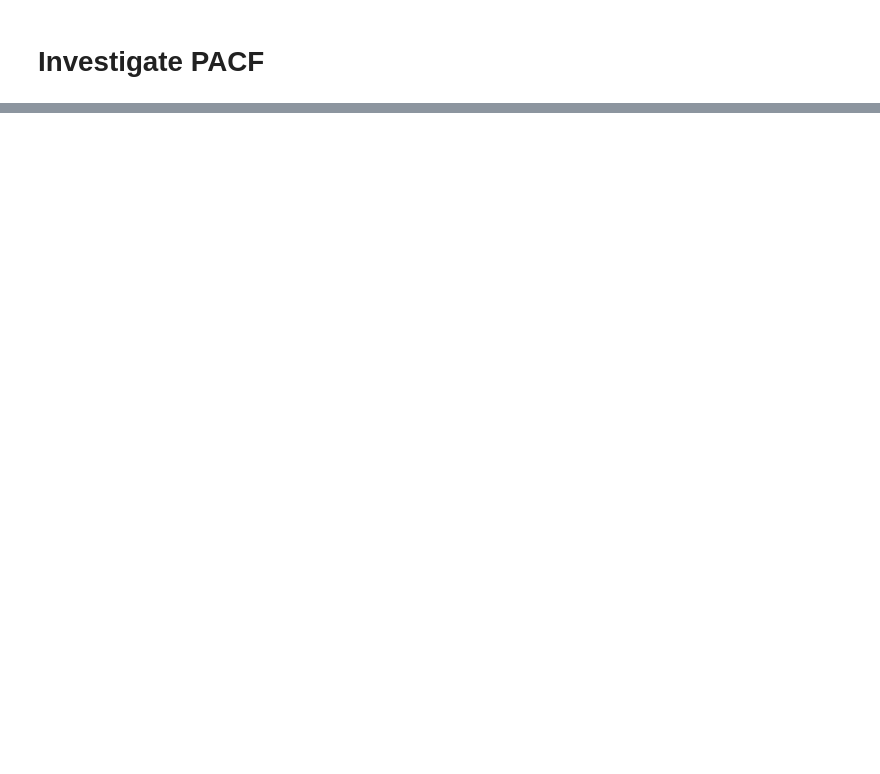
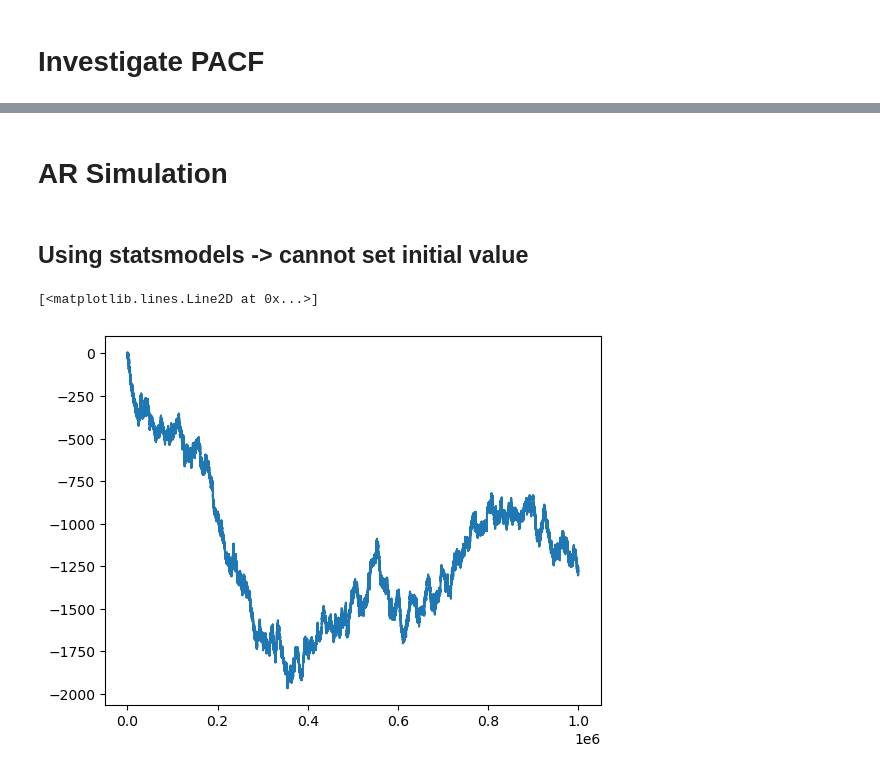
Before and after one commit to FSpanhel/plv_1, a Jupyter notebook: _analyze_data.ipynb, the cells around one changed output, grey strips where cells are left out. Cells and saved outputs as stored; diff of their text form; code cells hidden in the pictures; blank space fills up the shorter version.

```diff
--- a/_analyze_data.ipynb
+++ b/_analyze_data.ipynb
@@ -69,0 +202,12 @@ dtype: float64
+# %% [markdown]
+# AR Simulation
+# %% [markdown]
+## Using statsmodels -> cannot set initial value
+# %%
+from statsmodels.tsa.arima_process import ArmaProcess, arma_generate_sample
+import matplotlib.pyplot as plt
+
+plt.plot(arma_generate_sample([1, -1], [1], 1000000))
+# %% [output]
+[<matplotlib.lines.Line2D at 0x...>]
+[figure, added]
```
Also changed, not shown: parts of 23 cells of this notebook, 6 other files.
